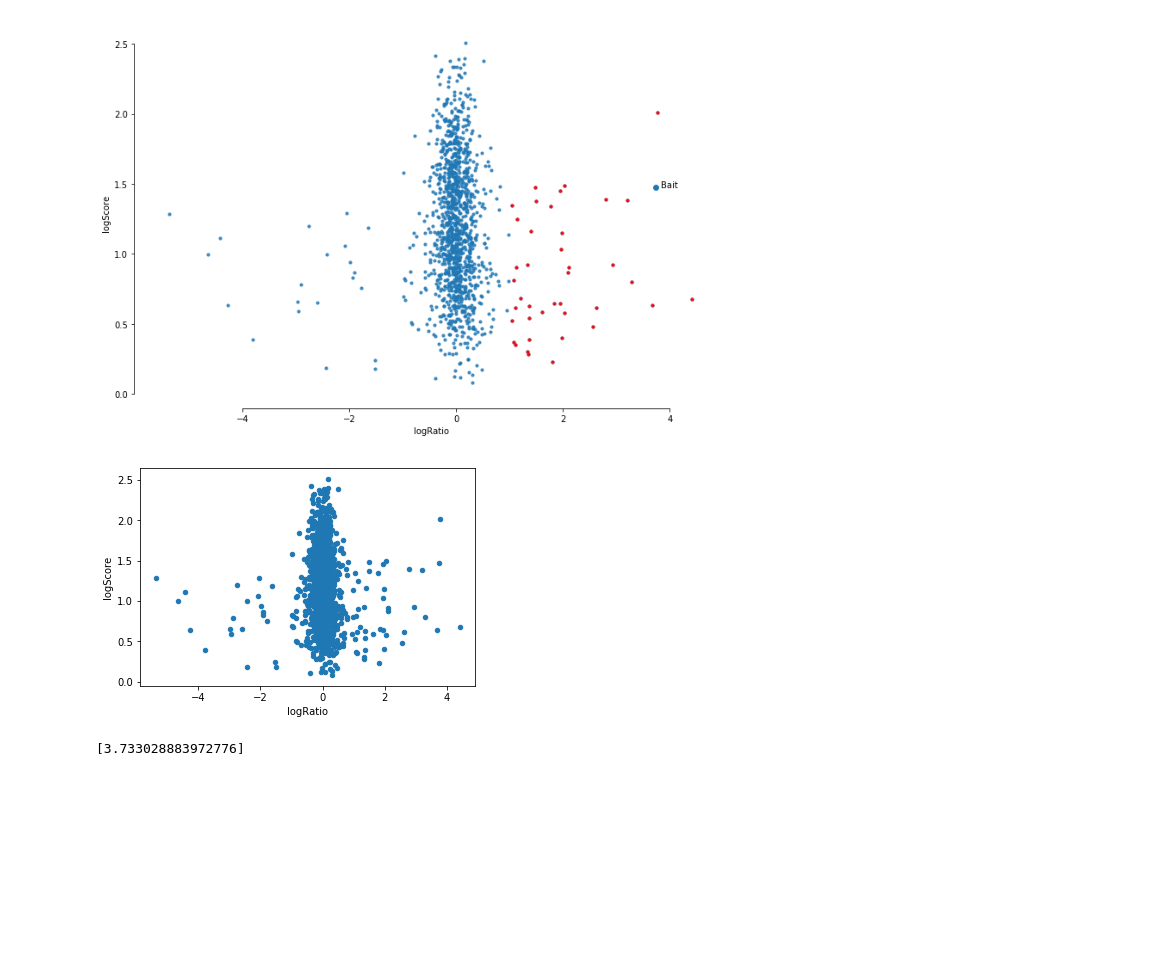
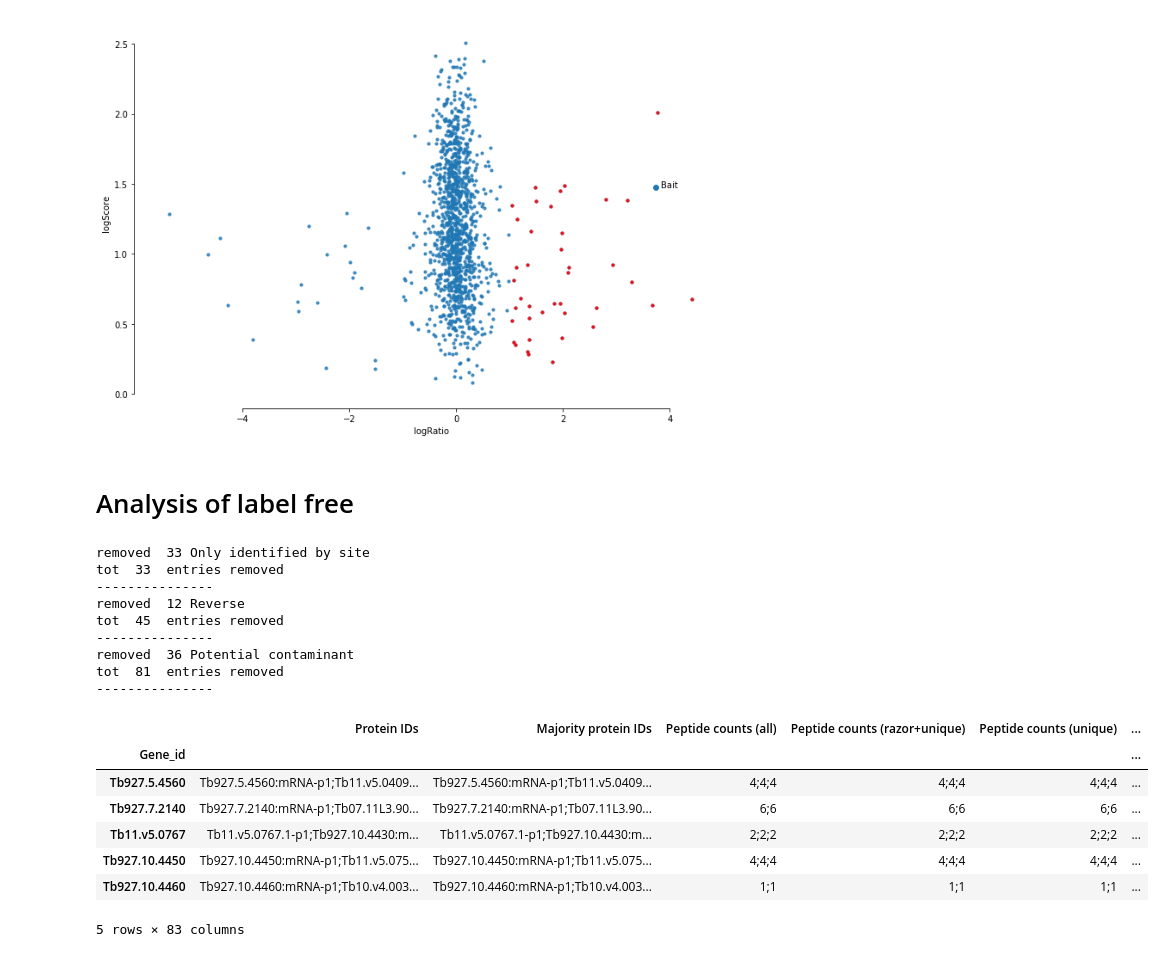
Before and after one commit to mtinti/zhe_analysis_01, a Jupyter notebook: Analysis.ipynb, the cells around one changed output. Cells and saved outputs as stored; diff of their text form; code cells hidden in the pictures; blank space fills up the shorter version.

```diff
--- a/Analysis.ipynb
+++ b/Analysis.ipynb
@@ -155,16 +186,50 @@ plt.savefig('test_fig.svg')
 plt.show()
 # %% [output]
 [figure]
-# %%
-#basic plot
-import seaborn as sns
-
-selection.plot(kind='scatter', y='logScore',x='logRatio', ax=ax)
-fig.savefig('test.png')
-#selection.to_csv()
-# %% [output]
-[figure, removed]
-# %%
-[selection.logRatio.loc['Tb927.11.12080']]
-# %% [output]
-[3.733028883972776]
+# %% [markdown]
+# Analysis of label free
+# %%
+def quantileNormalize(df_input, keep_na=True):
+    df = df_input.copy()
+    #compute rank
+    dic = {}
+    for col in df:
+        dic.update({col : sorted(df[col])})
+    sorted_df = pd.DataFrame(dic)
+    rank = sorted_df.mean(axis = 1).tolist()
+    #sort
+    for col in df:
+        t = np.searchsorted(np.sort(df[col]), df[col])
+        norm = [rank[i] for i in t]
+        if keep_na == True:
+            norm = [np.nan if np.isnan(a) else b for a,b in zip(df[col],norm)]
+        df[col] =  norm
+    return df
+
+
+df_lf = pd.read_csv('label_free/txt/proteinGroups.txt',sep='\t')
+df_lf = clean(df_lf)
+df_lf['Gene_id'] = [clean_id(n.split(';')[0]) for n in df_lf['Protein IDs']]
+df_lf['Gene_desc'] = [desc_dict[n].split('=')[1].strip() for n in df_lf['Gene_id']]
+df_lf.set_index('Gene_id',inplace=True)
+df_lf=df_lf.join(ref_df,how='left')
+df_lf.to_csv('label_free/txt/proteinGroups_clean.csv')
+df_lf.head()
+# %% [output]
+removed  33 Only identified by site
+tot  33  entries removed
+---------------
+removed  12 Reverse
+tot  45  entries removed
+---------------
+removed  36 Potential contaminant
+tot  81  entries removed
+---------------
+|  | Protein IDs | Majority protein IDs | Peptide counts (all) | Peptide counts (razor+unique) | Peptide counts (unique) | ... |
+| Gene_id |  |  |  |  |  | ... |
+| Tb927.5.4560 | Tb927.5.4560:mRNA-p1;Tb11.v5.0409... | Tb927.5.4560:mRNA-p1;Tb11.v5.0409... | 4;4;4 | 4;4;4 | 4;4;4 | ... |
+| Tb927.7.2140 | Tb927.7.2140:mRNA-p1;Tb07.11L3.90... | Tb927.7.2140:mRNA-p1;Tb07.11L3.90... | 6;6 | 6;6 | 6;6 | ... |
+| Tb11.v5.0767 | Tb11.v5.0767.1-p1;Tb927.10.4430:m... | Tb11.v5.0767.1-p1;Tb927.10.4430:m... | 2;2;2 | 2;2;2 | 2;2;2 | ... |
+| Tb927.10.4450 | Tb927.10.4450:mRNA-p1;Tb11.v5.075... | Tb927.10.4450:mRNA-p1;Tb11.v5.075... | 4;4;4 | 4;4;4 | 4;4;4 | ... |
+| Tb927.10.4460 | Tb927.10.4460:mRNA-p1;Tb10.v4.003... | Tb927.10.4460:mRNA-p1;Tb10.v4.003... | 1;1 | 1;1 | 1;1 | ... |
+5 rows × 83 columns
```
Also changed, not shown: parts of 7 cells of this notebook.
